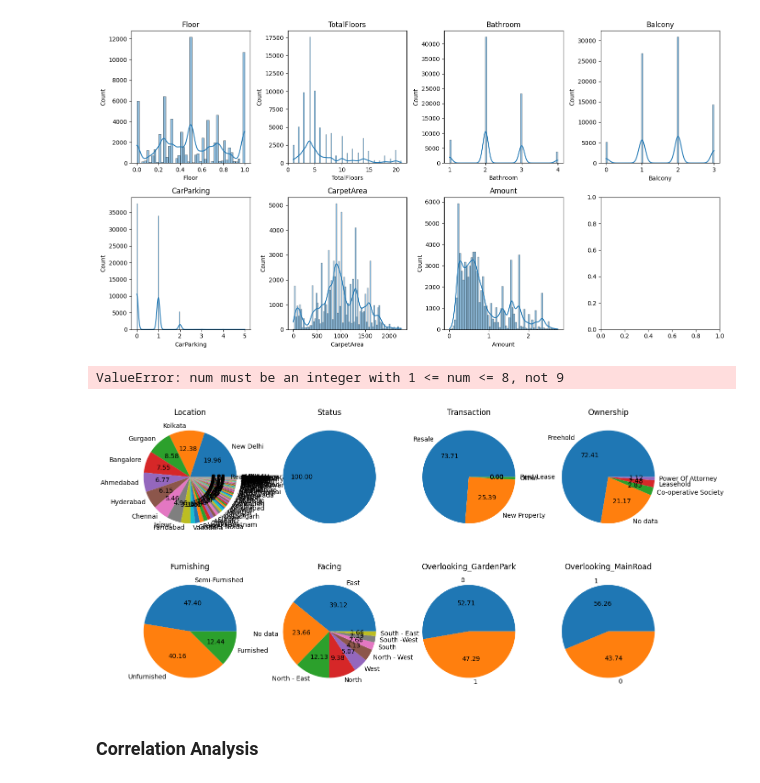
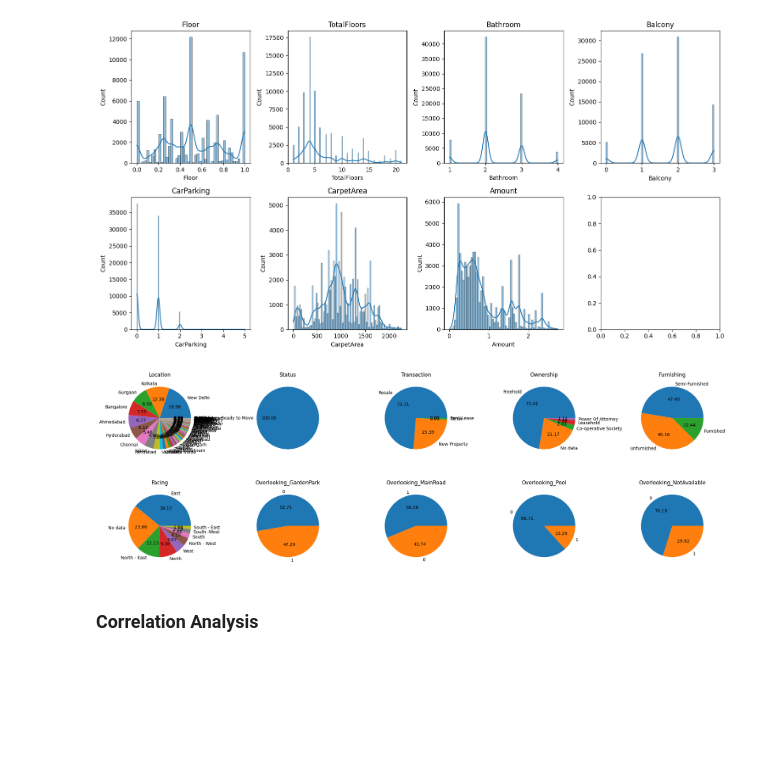
Before and after one commit to rishikeshpaulcode/House-Price-Prediction, a Jupyter notebook: house-price-prediction.ipynb, the cells around one changed output. Drawn from its saved outputs; the diff is of its cells as text; code cells hidden in the pictures; blank space fills up the shorter version.

```diff
--- a/house-price-prediction.ipynb
+++ b/house-price-prediction.ipynb
@@ -400,19 +400,18 @@ plt.show()
 [figure]
 # %%
 # analyzing categorical features
-fig, ax = plt.subplots(2, 4, figsize=(15, 8))
+fig, ax = plt.subplots(2, 5, figsize=(20, 7))
 
 for i, col in enumerate(df_cat.columns, start=1):
-    plt.subplot(2, 4, i)
+    plt.subplot(2, 5, i)
     counts = df[col].value_counts()
     plt.pie(counts, labels=counts.index, autopct='%.2f')
     plt.title(col)
 
 plt.tight_layout()
 plt.show()
 # %% [output]
-ValueError: num must be an integer with 1 <= num <= 8, not 9
-[figure, old version]
+[figure, new version]
 # %% [markdown]
 ### **Correlation Analysis**
 # %%
```
Also changed, not shown: parts of 4 cells of this notebook.
